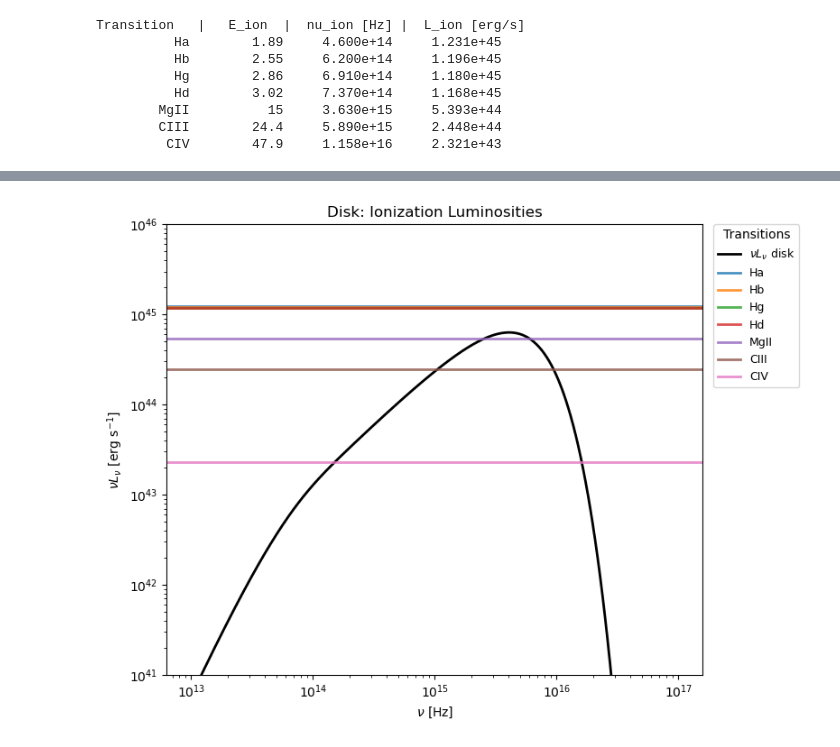
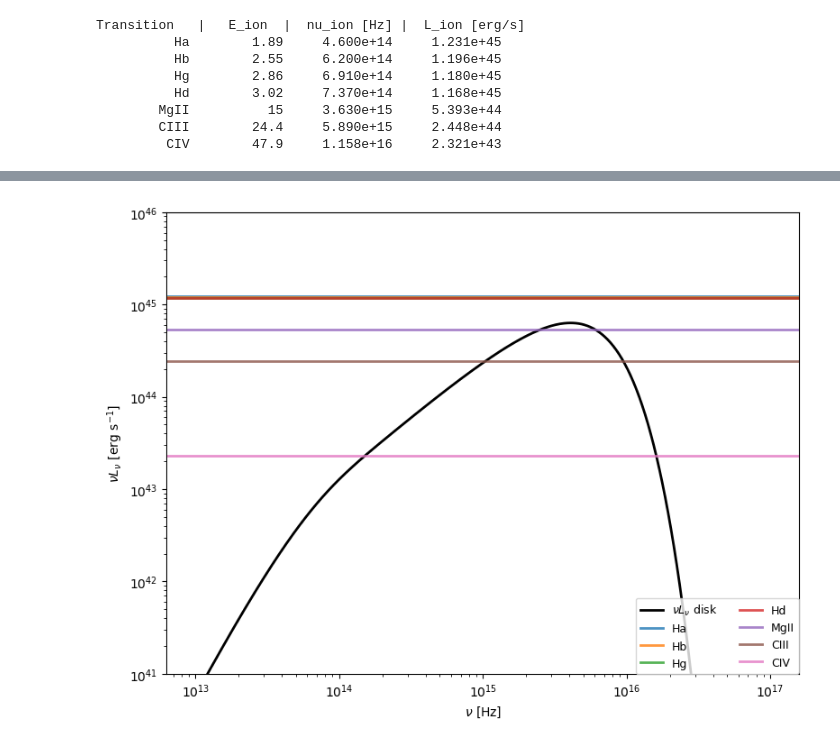
Before and after one commit to maddaba/portfolio, a Jupyter notebook: thesis_on _accretion/Shakura_Sunyaev_regime.ipynb, the cells around one changed output, grey strips where cells are left out. Drawn from its saved outputs; the diff is of its cells as text; code cells hidden in the pictures.

```diff
--- a/thesis_on _accretion/Shakura_Sunyaev_regime.ipynb
+++ b/thesis_on _accretion/Shakura_Sunyaev_regime.ipynb
@@ -394,35 +406,35 @@ plt.loglog(nu, nu * Lnu, lw=2, color="k", label=r'$\nu L_\nu$ disk')
 # plt.plot(nu, nu * Lnu, lw=2, color="k", label=r'$\nu L_\nu$ disk')  # Linear scale
 
 # Distinct colors
 cmap = plt.get_cmap("tab10")
 colors = [cmap(i % cmap.N) for i in range(len(names))]
 
 # Lines for each transition, using the same color for the corresponding horizontal line
 for n, nui, Li, col in zip(names, nu_ion_list, Lion_list, colors):
     # plt.axvline(nui, ls="--", lw=2, alpha=0.9, color=col)
     plt.axhline(
         Li,
         ls="-",
         lw=2,
         alpha=0.8,
         color=col,
         label=str(n))
 
 plt.xlabel(r'$\nu$ [Hz]')
 plt.ylabel(r'$\nu L_\nu$ [erg s$^{-1}$]')
 plt.ylim(1e41, 1e46)
-plt.title(r'Disk: Ionization Luminosities')
+#plt.title(r'Disk: Ionization Luminosities')
 
 plt.legend(
-    title="Transitions",
     fontsize=9,
     title_fontsize=10,
-    loc="upper left",
-    bbox_to_anchor=(1.02, 1.0),
+    #in basso a destra
+    loc="lower right",
+    ncols=2,
     borderaxespad=0.0
 )
 
 plt.tight_layout()
 plt.show()
 # %% [output]
-[figure, old version]
+[figure, new version]
```
Also changed, not shown: parts of 3 cells of this notebook, 4 other files.
